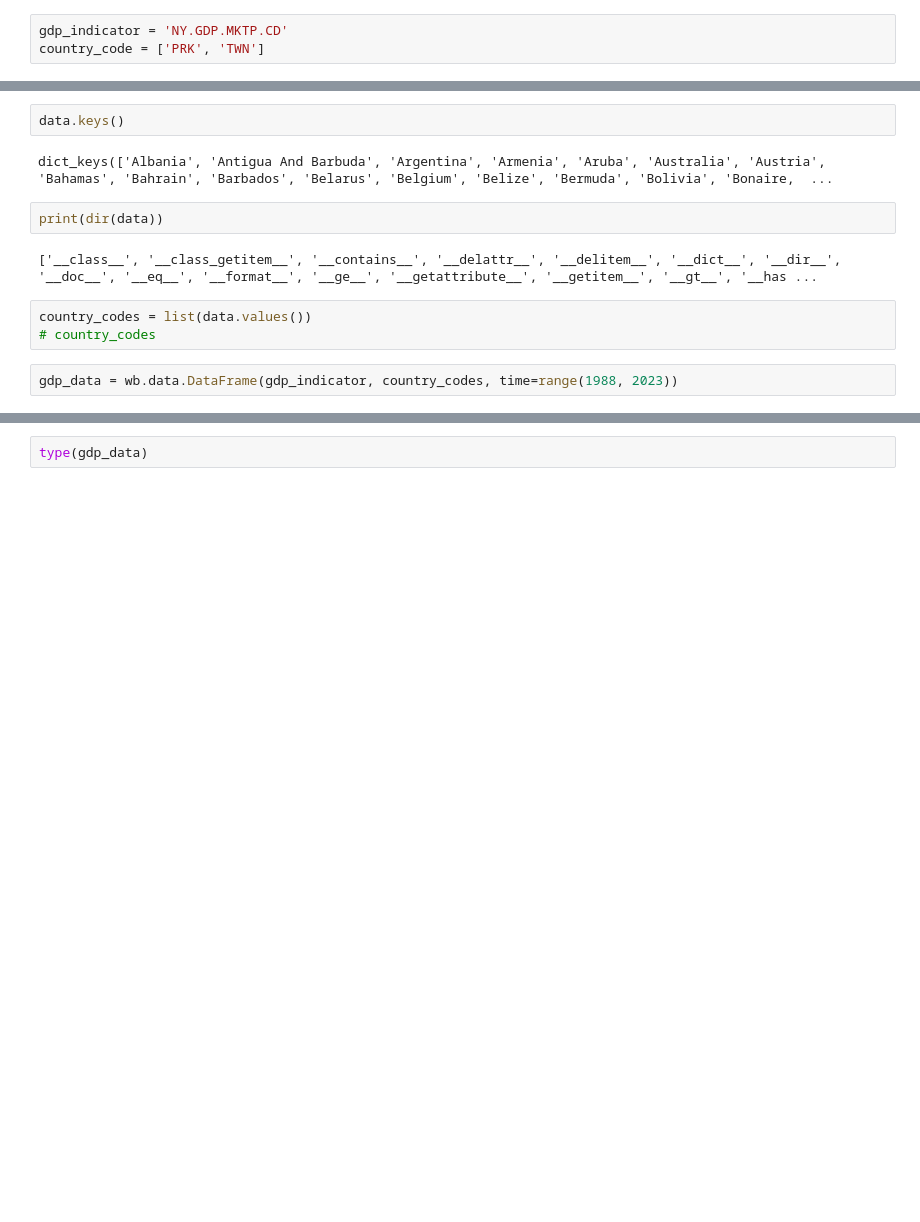
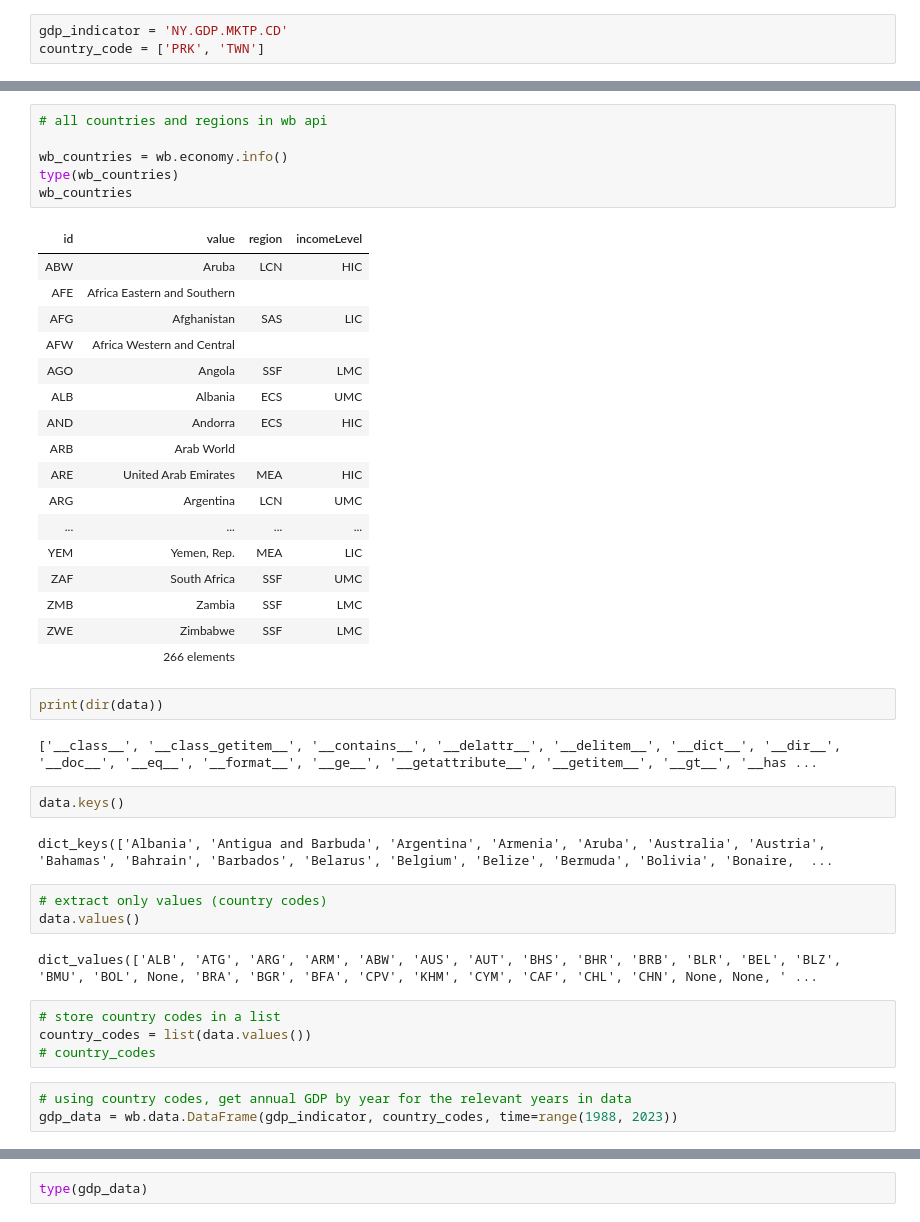
Before and after one commit to brigittesullivan/w30-final-lhl-project, a Jupyter notebook: 1_cleaning_country_gdp.ipynb, the cells around one changed output, grey strips where cells are left out. Saved outputs shown, nothing was run; the diff lists cells and outputs as text; blank space fills up the shorter version.

Commit message:
finished gdp data, cleaning

```diff
--- a/1_cleaning_country_gdp.ipynb
+++ b/1_cleaning_country_gdp.ipynb
@@ -109,15 +80,46 @@ dict_items([('Albania', 'ALB'), ('Antigua And Barbuda', 'ATG'), ('Argentina', 'A
-# %%
-data.keys()
-# %% [output]
-dict_keys(['Albania', 'Antigua And Barbuda', 'Argentina', 'Armenia', 'Aruba', 'Australia', 'Austria', 'Bahamas', 'Bahrain', 'Barbados', 'Belarus', 'Belgium', 'Belize', 'Bermuda', 'Bolivia', 'Bonaire,  ...
+# %%
+# all countries and regions in wb api
+
+wb_countries = wb.economy.info()
+type(wb_countries)
+wb_countries
+# %% [output]
+| id | value | region | incomeLevel |
+| ABW | Aruba | LCN | HIC |
+| AFE | Africa Eastern and Southern |  |  |
+| AFG | Afghanistan | SAS | LIC |
+| AFW | Africa Western and Central |  |  |
+| AGO | Angola | SSF | LMC |
+| ALB | Albania | ECS | UMC |
+| AND | Andorra | ECS | HIC |
+| ARB | Arab World |  |  |
+| ARE | United Arab Emirates | MEA | HIC |
+| ARG | Argentina | LCN | UMC |
+| ... | ... | ... | ... |
+| YEM | Yemen, Rep. | MEA | LIC |
+| ZAF | South Africa | SSF | UMC |
+| ZMB | Zambia | SSF | LMC |
+| ZWE | Zimbabwe | SSF | LMC |
+|  | 266 elements |  |  |
 # %%
 print(dir(data))
 # %% [output]
 ['__class__', '__class_getitem__', '__contains__', '__delattr__', '__delitem__', '__dict__', '__dir__', '__doc__', '__eq__', '__format__', '__ge__', '__getattribute__', '__getitem__', '__gt__', '__has ...
+# %%
+data.keys()
+# %% [output]
+dict_keys(['Albania', 'Antigua and Barbuda', 'Argentina', 'Armenia', 'Aruba', 'Australia', 'Austria', 'Bahamas', 'Bahrain', 'Barbados', 'Belarus', 'Belgium', 'Belize', 'Bermuda', 'Bolivia', 'Bonaire,  ...
+# %%
+# extract only values (country codes)
+data.values()
+# %% [output]
+dict_values(['ALB', 'ATG', 'ARG', 'ARM', 'ABW', 'AUS', 'AUT', 'BHS', 'BHR', 'BRB', 'BLR', 'BEL', 'BLZ', 'BMU', 'BOL', None, 'BRA', 'BGR', 'BFA', 'CPV', 'KHM', 'CYM', 'CAF', 'CHL', 'CHN', None, None, ' ...
 # %%
+# store country codes in a list
 country_codes = list(data.values())
 # country_codes
 # %%
+# using country codes, get annual GDP by year for the relevant years in data
 gdp_data = wb.data.DataFrame(gdp_indicator, country_codes, time=range(1988, 2023))
 # %%
 gdp_data
```
Also changed, not shown: parts of 27 cells of this notebook, 6 other files.
